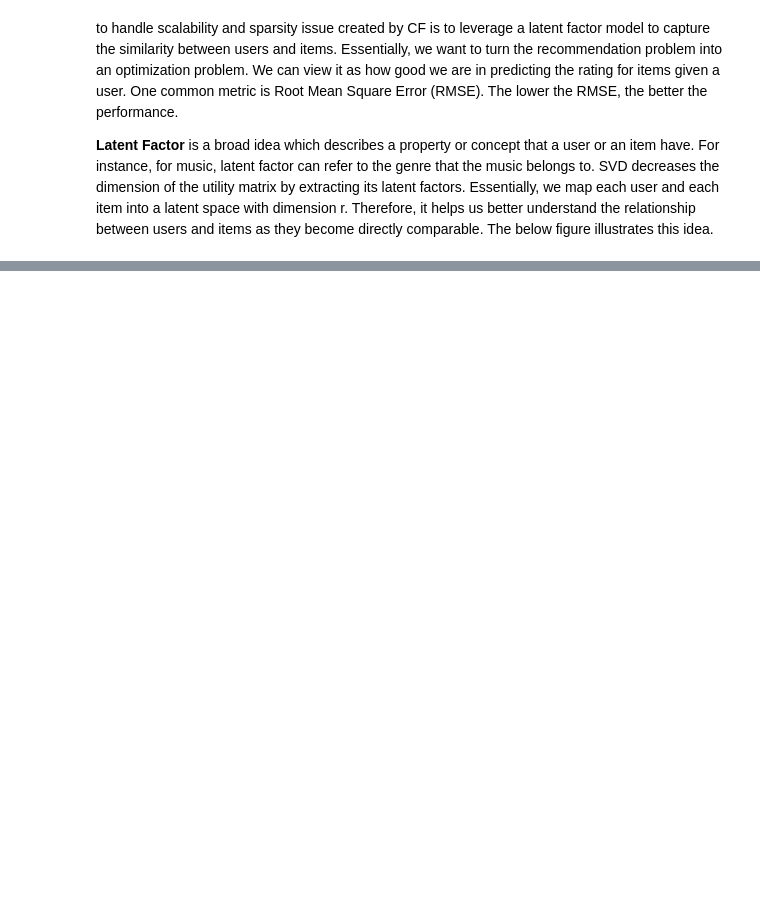
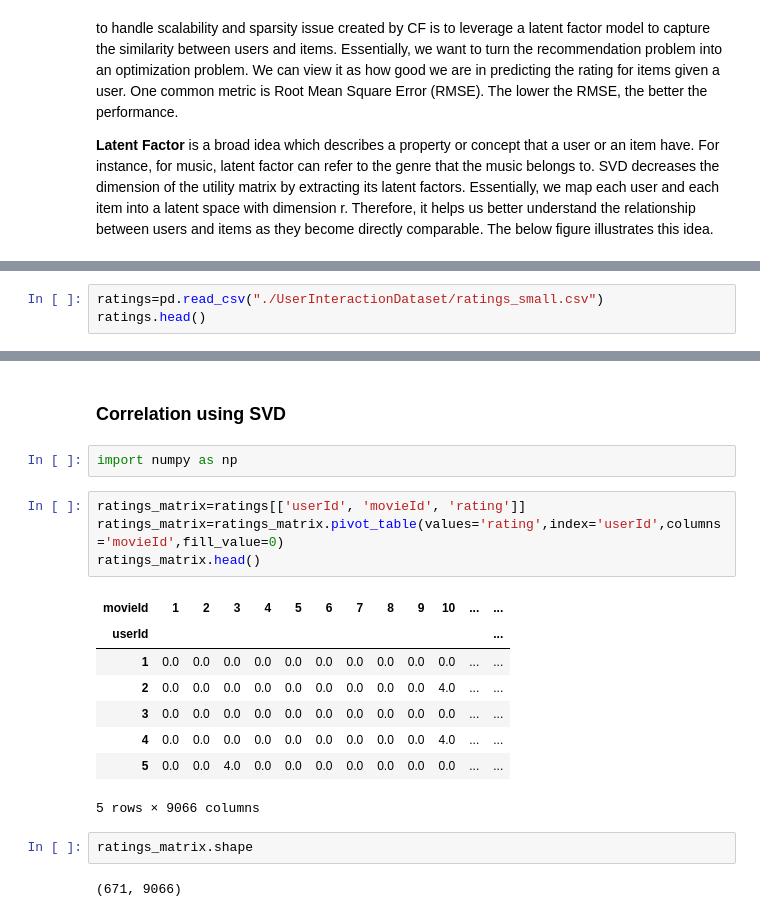
Before and after one commit to JaiSehgal007/Recommender-System, a Jupyter notebook: Recommender-System-SVD.ipynb, the cells around one changed output, grey strips where cells are left out. Cells and saved outputs as stored; diff of their text form; blank space fills up the shorter version.

```diff
--- a/Recommender-System-SVD.ipynb
+++ b/Recommender-System-SVD.ipynb
@@ -340,0 +345,3 @@ to handle scalability and sparsity issue created by CF is to leverage a latent f
+# %%
+ratings=pd.read_csv("./UserInteractionDataset/ratings_small.csv")
+ratings.head()
@@ -342,0 +455,21 @@ from surprise import Reader,Dataset
+# %% [markdown]
+### Correlation using SVD
+# %%
+import numpy as np
+# %%
+ratings_matrix=ratings[['userId', 'movieId', 'rating']]
+ratings_matrix=ratings_matrix.pivot_table(values='rating',index='userId',columns='movieId',fill_value=0)
+ratings_matrix.head()
+# %% [output]
+| movieId | 1 | 2 | 3 | 4 | 5 | 6 | 7 | 8 | 9 | 10 | ... | ... |
+| userId |  |  |  |  |  |  |  |  |  |  |  | ... |
+| 1 | 0.0 | 0.0 | 0.0 | 0.0 | 0.0 | 0.0 | 0.0 | 0.0 | 0.0 | 0.0 | ... | ... |
+| 2 | 0.0 | 0.0 | 0.0 | 0.0 | 0.0 | 0.0 | 0.0 | 0.0 | 0.0 | 4.0 | ... | ... |
+| 3 | 0.0 | 0.0 | 0.0 | 0.0 | 0.0 | 0.0 | 0.0 | 0.0 | 0.0 | 0.0 | ... | ... |
+| 4 | 0.0 | 0.0 | 0.0 | 0.0 | 0.0 | 0.0 | 0.0 | 0.0 | 0.0 | 4.0 | ... | ... |
+| 5 | 0.0 | 0.0 | 4.0 | 0.0 | 0.0 | 0.0 | 0.0 | 0.0 | 0.0 | 0.0 | ... | ... |
+5 rows × 9066 columns
+# %%
+ratings_matrix.shape
+# %% [output]
+(671, 9066)
```
Also changed, not shown: parts of 30 cells of this notebook, 1 other file.
